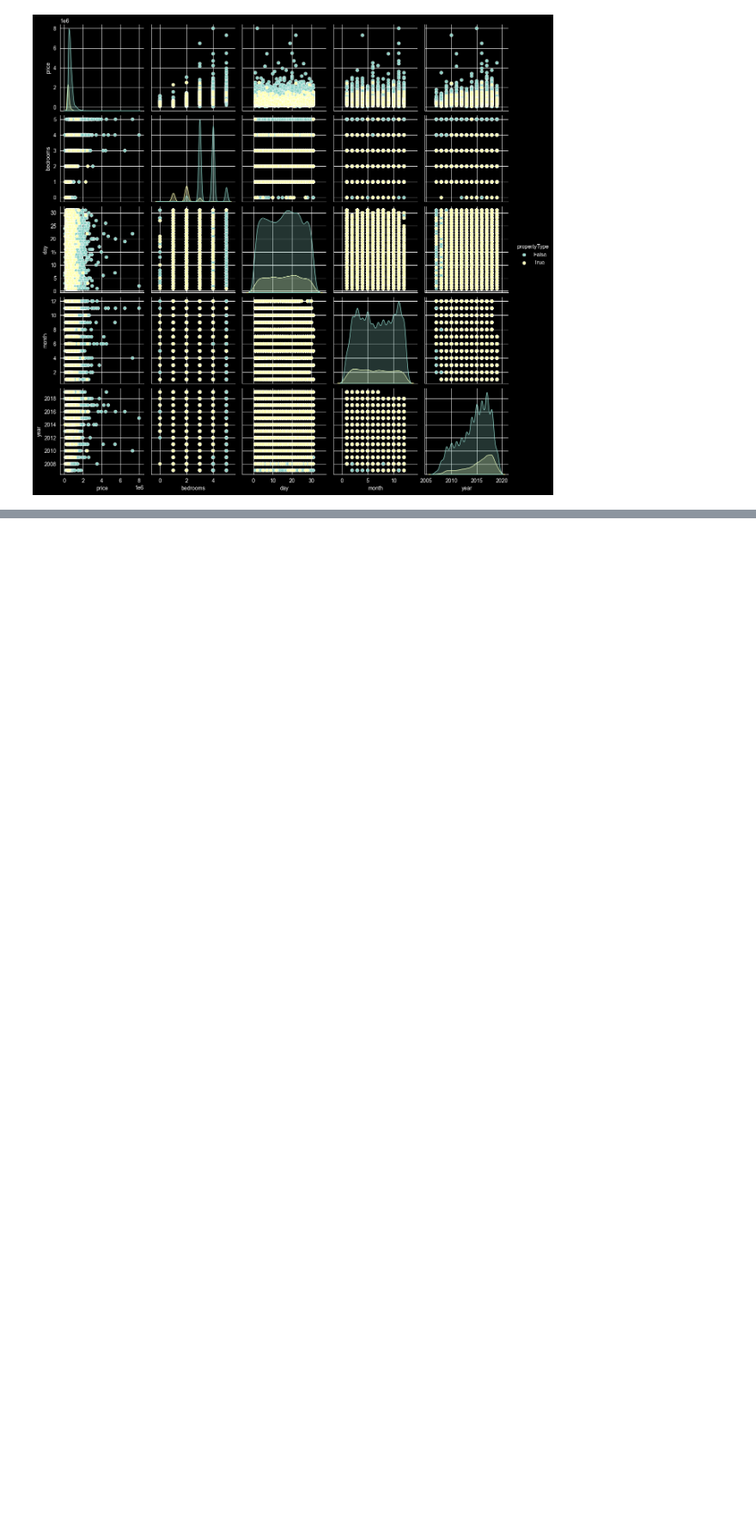
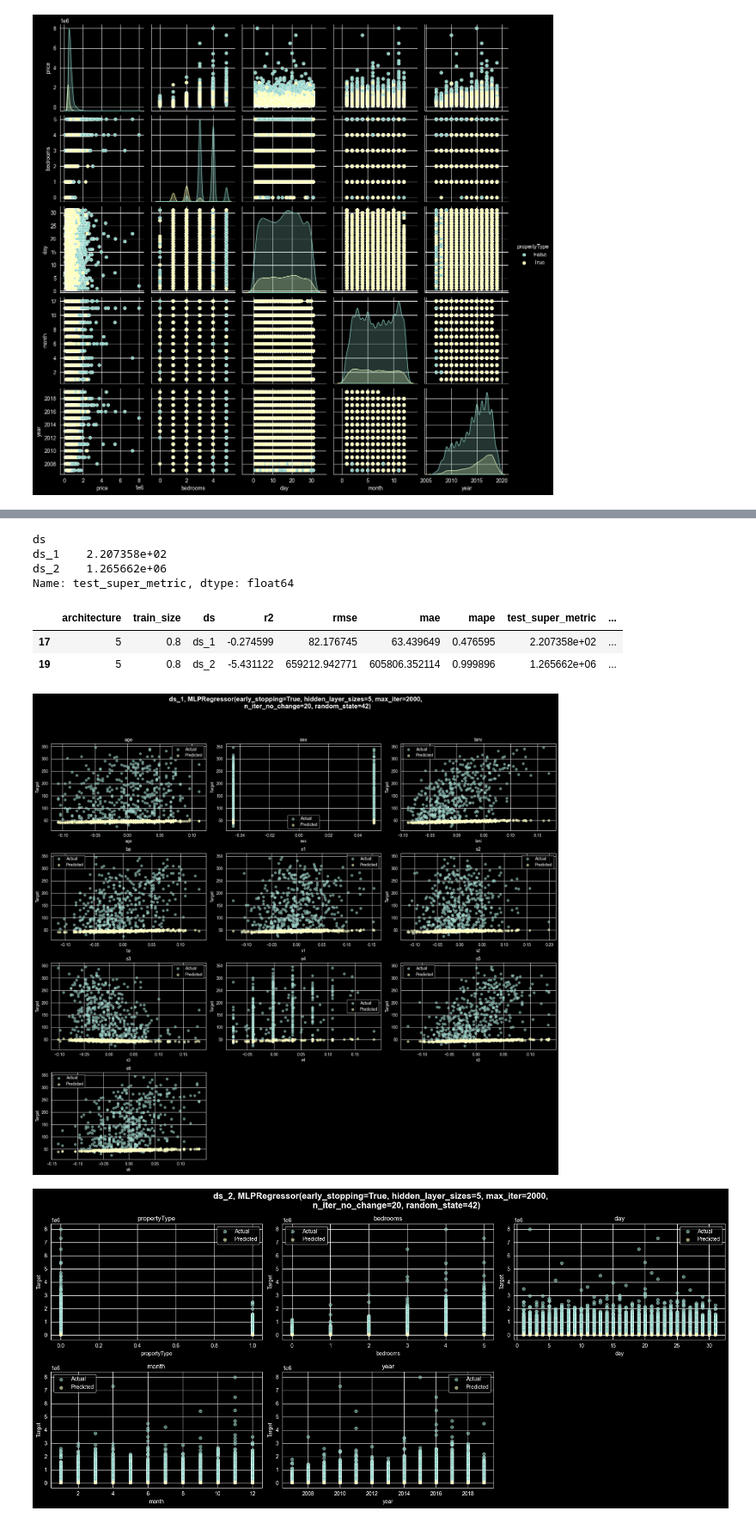
Before and after one commit to MykhailoTymoshenko/iad-3, a Jupyter notebook: main.ipynb, the cells around one changed output, grey strips where cells are left out. Shown at 86% size. Saved outputs shown, nothing was run; the diff lists cells and outputs as text; code cells hidden in the pictures; blank space fills up the shorter version.

Commit message:
Added the visualizations

```diff
--- a/main.ipynb
+++ b/main.ipynb
@@ -231,0 +219,54 @@ new_results
+# %%
+best_of_the_best = idx['test_super_metric'].min(numeric_only=True)
+best_of_the_best
+# %% [output]
+ds
+ds_1    2.207358e+02
+ds_2    1.265662e+06
+Name: test_super_metric, dtype: float64
+# %%
+new_results = results[(results['test_super_metric'] == best_of_the_best['ds_1']) | (results['test_super_metric'] == best_of_the_best['ds_2'])]
+new_results
+# %% [output]
+|  | architecture | train_size | ds | r2 | rmse | mae | mape | test_super_metric | ... |
+| 17 | 5 | 0.8 | ds_1 | -0.274599 | 82.176745 | 63.439649 | 0.476595 | 2.207358e+02 | ... |
+| 19 | 5 | 0.8 | ds_2 | -5.431122 | 659212.942771 | 605806.352114 | 0.999896 | 1.265662e+06 | ... |
+# %%
+def plot_predictions(ds: pd.DataFrame, model, target: 'str', ds_name: 'str', n_cols=3):
+
+    X = ds.drop(columns=[target])
+    y_true = ds[target]
+    y_pred = model.predict(X).flatten()
+
+    num_features = X.shape[1]
+    n_rows = ceil(num_features / n_cols)
+
+    fig, axes = plt.subplots(n_rows, n_cols, figsize=(6 * n_cols, 4 * n_rows))
+    axes = axes.flatten()
+
+    for i, feature in enumerate(X.columns):
+        ax = axes[i]
+        sns.scatterplot(x=X[feature], y=y_true, label='Actual', alpha=0.6, ax=ax)
+        sns.scatterplot(x=X[feature], y=y_pred, label='Predicted', alpha=0.6, ax=ax)
+        ax.set_title(f"{feature}")
+        ax.set_xlabel(feature)
+        ax.set_ylabel("Target")
+        ax.legend()
+
+    # Ховаємо зайві subplot-и
+    for j in range(num_features, len(axes)):
+        axes[j].set_visible(False)
+    fig.suptitle(f'{ds_name}, {model}', fontsize=16, fontweight='bold', y=1.02)
+
+    plt.tight_layout()
+    plt.subplots_adjust(top=0.92)
+    plt.show()
+# %%
+for model in new_results[new_results['ds'] == 'ds_1']['model']:
+    plot_predictions(ds_1, model, 'target', ds_name='ds_1')
+
+for model in new_results[new_results['ds'] == 'ds_2']['model']:
+    plot_predictions(ds_2, model, 'price', ds_name='ds_2')
+# %% [output]
+[figure, added]
+[figure, added]
```
Also changed, not shown: parts of 8 cells of this notebook.
